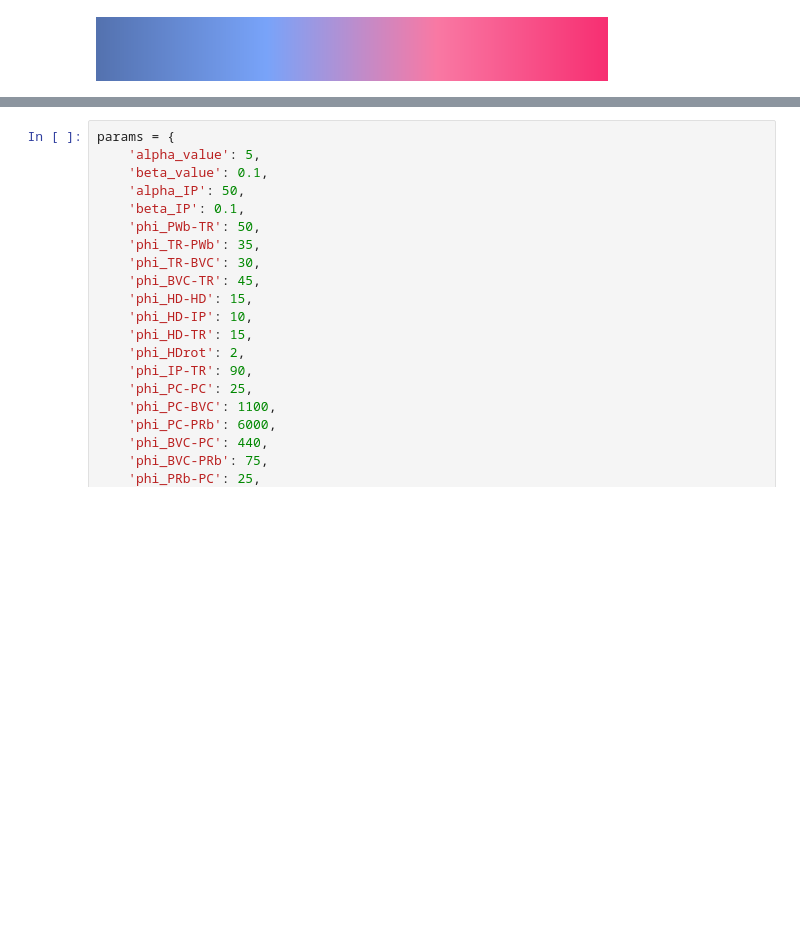
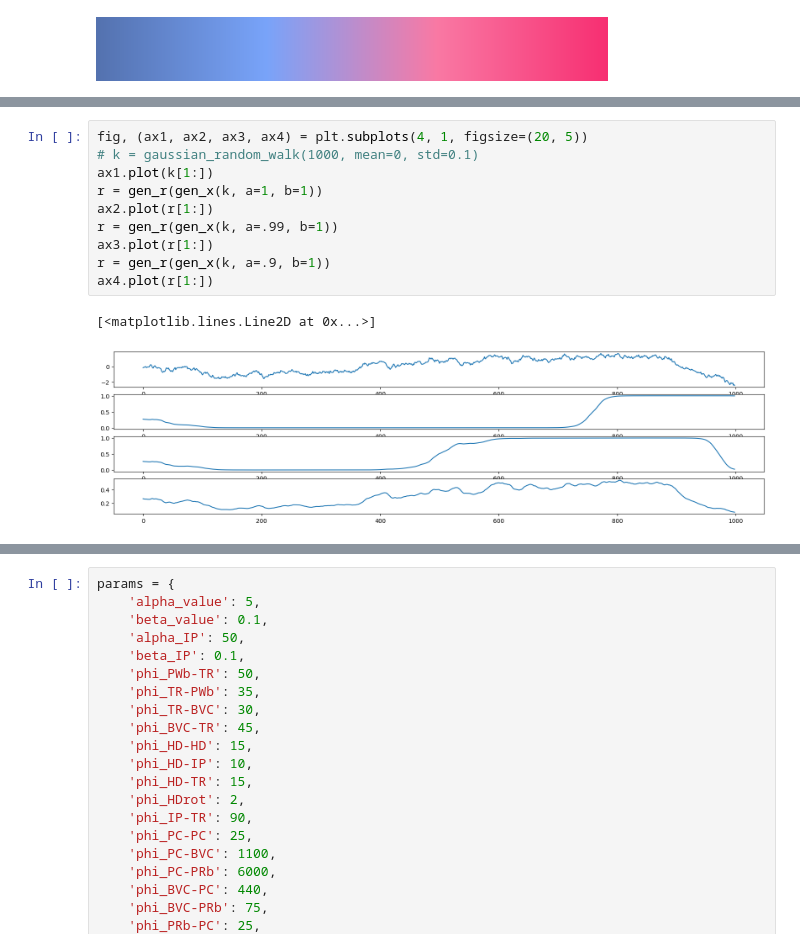
Before and after one commit to 1101AlexZab1011/SpatialMemory, a Jupyter notebook: dev/bb_stuff.ipynb, the cells around one changed output, grey strips where cells are left out. Drawn from its saved outputs; the diff is of its cells as text; blank space fills up the shorter version.

```diff
--- a/dev/bb_stuff.ipynb
+++ b/dev/bb_stuff.ipynb
@@ -64,0 +101,13 @@ cmap
+# %%
+fig, (ax1, ax2, ax3, ax4) = plt.subplots(4, 1, figsize=(20, 5))
+# k = gaussian_random_walk(1000, mean=0, std=0.1)
+ax1.plot(k[1:])
+r = gen_r(gen_x(k, a=1, b=1))
+ax2.plot(r[1:])
+r = gen_r(gen_x(k, a=.99, b=1))
+ax3.plot(r[1:])
+r = gen_r(gen_x(k, a=.9, b=1))
+ax4.plot(r[1:])
+# %% [output]
+[<matplotlib.lines.Line2D at 0x...>]
+[figure, added]
```
Also changed, not shown: parts of 12 cells of this notebook, 14 other files.
